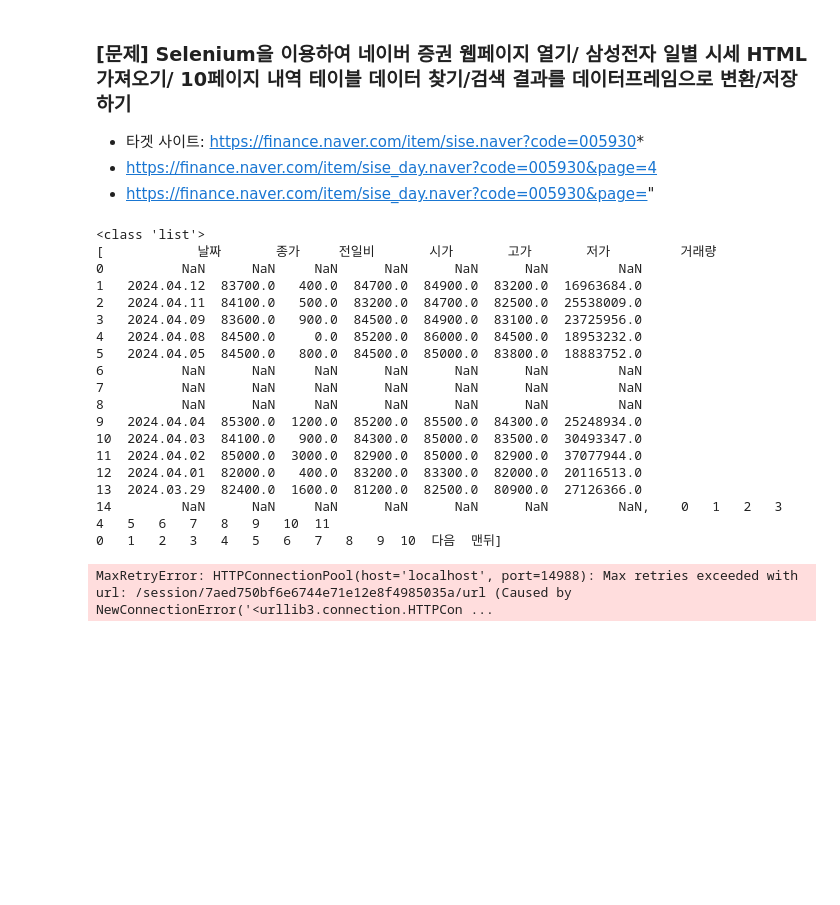
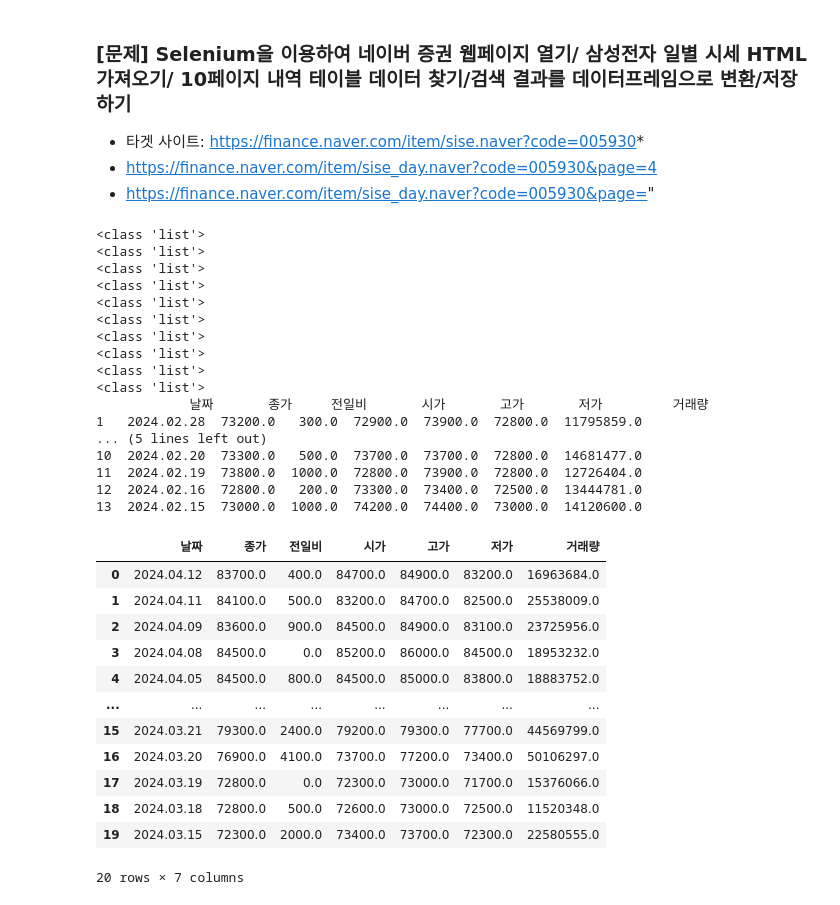
Before and after one commit to beginnerones/python_basic_3, a Jupyter notebook: ch06_updated_class.ipynb, the cells around one changed output. Cells and saved outputs as stored; diff of their text form; code cells hidden in the pictures; blank space fills up the shorter version.

```diff
--- a/ch06_updated_class.ipynb
+++ b/ch06_updated_class.ipynb
@@ -697,53 +697,63 @@ samsung_daily_kospi = [] # 리스트 선언
 #try: #만약 finally 해제시에는 넘길때마다 문제 가능성 존재 그래서 밖에 생성.
 
 for num in range(1,11):
     full_url = samsung_url + str(num)
     # 4.1 해당 페이지 요청
     driver.get(full_url)
 
     try:
         # 4.2 페이지의 HTML 가져오기
         html = driver.page_source #이속성으로 html가져옴
         df = pd.read_html(html) # 테이블 구조 -> 데이터프레임
         print(type(df))
-        print(df)
         # 4.3 결측치 처리 - 조건 색인을 이용한 불리언 인덱싱
         # 조건 색인
-        #cond = df[0]['날짜'].notnull() #null에 대한테이블을 boolean을 한다.
+        cond = df[0]['날짜'].notnull() #null에 대한테이블을 boolean을 한다.
         # df[1]할시 인덱스 에러가 나온다.
-        # samsung_day = df[0][cond]
+        samsung_day = df[0][cond]
         # # ## 리스트에 담기
-        # samsung_daily_kospi.append(samsung_day) #리스트 순서대로 담기
+        samsung_daily_kospi.append(samsung_day) #리스트 순서대로 담기
 
     except Exception as e:
         print("Network Error",e)
 
     # finally:
     #     driver.quit()
 
  # 5. 데이터프레임 합치기 #다음주에 더 자세히 배운다.
-#print(samsung_daily_kospi[3]) #3개의 테이블 정보를 가져온다.
+print(samsung_daily_kospi[3]) #3개의 테이블 정보를 가져온다.
 samsung_daily_kospi_all = pd.concat(samsung_daily_kospi,ignore_index=True)
 samsung_daily_kospi_all.head(20)
 # 6. 파일로 저장
 #samsung_daily_kospi_all.to_csv("samsung_daily_kospi_2024_04_11.csv")
 # %% [output]
 <class 'list'>
-[            날짜       종가     전일비       시가       고가       저가         거래량
-0          NaN      NaN     NaN      NaN      NaN      NaN         NaN
-1   2024.04.12  83700.0   400.0  84700.0  84900.0  83200.0  16963684.0
-2   2024.04.11  84100.0   500.0  83200.0  84700.0  82500.0  25538009.0
-3   2024.04.09  83600.0   900.0  84500.0  84900.0  83100.0  23725956.0
-4   2024.04.08  84500.0     0.0  85200.0  86000.0  84500.0  18953232.0
-5   2024.04.05  84500.0   800.0  84500.0  85000.0  83800.0  18883752.0
-6          NaN      NaN     NaN      NaN      NaN      NaN         NaN
-7          NaN      NaN     NaN      NaN      NaN      NaN         NaN
-8          NaN      NaN     NaN      NaN      NaN      NaN         NaN
-9   2024.04.04  85300.0  1200.0  85200.0  85500.0  84300.0  25248934.0
-10  2024.04.03  84100.0   900.0  84300.0  85000.0  83500.0  30493347.0
-11  2024.04.02  85000.0  3000.0  82900.0  85000.0  82900.0  37077944.0
-12  2024.04.01  82000.0   400.0  83200.0  83300.0  82000.0  20116513.0
-13  2024.03.29  82400.0  1600.0  81200.0  82500.0  80900.0  27126366.0
-14         NaN      NaN     NaN      NaN      NaN      NaN         NaN,    0   1   2   3   4   5   6   7   8   9   10  11
-0   1   2   3   4   5   6   7   8   9  10  다음  맨뒤]
+<class 'list'>
+<class 'list'>
+<class 'list'>
+<class 'list'>
+<class 'list'>
+<class 'list'>
+<class 'list'>
+<class 'list'>
+<class 'list'>
+            날짜       종가     전일비       시가       고가       저가         거래량
+1   2024.02.28  73200.0   300.0  72900.0  73900.0  72800.0  11795859.0
+... (5 lines left out)
+10  2024.02.20  73300.0   500.0  73700.0  73700.0  72800.0  14681477.0
+11  2024.02.19  73800.0  1000.0  72800.0  73900.0  72800.0  12726404.0
+12  2024.02.16  72800.0   200.0  73300.0  73400.0  72500.0  13444781.0
+13  2024.02.15  73000.0  1000.0  74200.0  74400.0  73000.0  14120600.0
+|  | 날짜 | 종가 | 전일비 | 시가 | 고가 | 저가 | 거래량 |
+| 0 | 2024.04.12 | 83700.0 | 400.0 | 84700.0 | 84900.0 | 83200.0 | 16963684.0 |
+| 1 | 2024.04.11 | 84100.0 | 500.0 | 83200.0 | 84700.0 | 82500.0 | 25538009.0 |
+| 2 | 2024.04.09 | 83600.0 | 900.0 | 84500.0 | 84900.0 | 83100.0 | 23725956.0 |
+| 3 | 2024.04.08 | 84500.0 | 0.0 | 85200.0 | 86000.0 | 84500.0 | 18953232.0 |
+| 4 | 2024.04.05 | 84500.0 | 800.0 | 84500.0 | 85000.0 | 83800.0 | 18883752.0 |
+| ... | ... | ... | ... | ... | ... | ... | ... |
+| 15 | 2024.03.21 | 79300.0 | 2400.0 | 79200.0 | 79300.0 | 77700.0 | 44569799.0 |
+| 16 | 2024.03.20 | 76900.0 | 4100.0 | 73700.0 | 77200.0 | 73400.0 | 50106297.0 |
+| 17 | 2024.03.19 | 72800.0 | 0.0 | 72300.0 | 73000.0 | 71700.0 | 15376066.0 |
+| 18 | 2024.03.18 | 72800.0 | 500.0 | 72600.0 | 73000.0 | 72500.0 | 11520348.0 |
+| 19 | 2024.03.15 | 72300.0 | 2000.0 | 73400.0 | 73700.0 | 72300.0 | 22580555.0 |
-MaxRetryError: HTTPConnectionPool(host='localhost', port=14988): Max retries exceeded with url: /session/7aed750bf6e6744e71e12e8f4985035a/url (Caused by NewConnectionError('<urllib3.connection.HTTPCon ...
+20 rows × 7 columns
```
Also changed, not shown: 1 other file.
